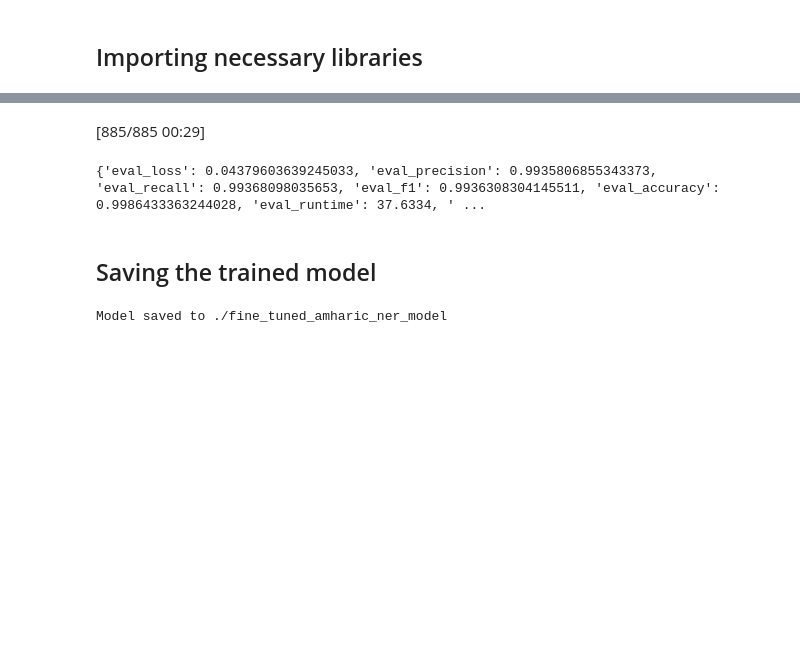
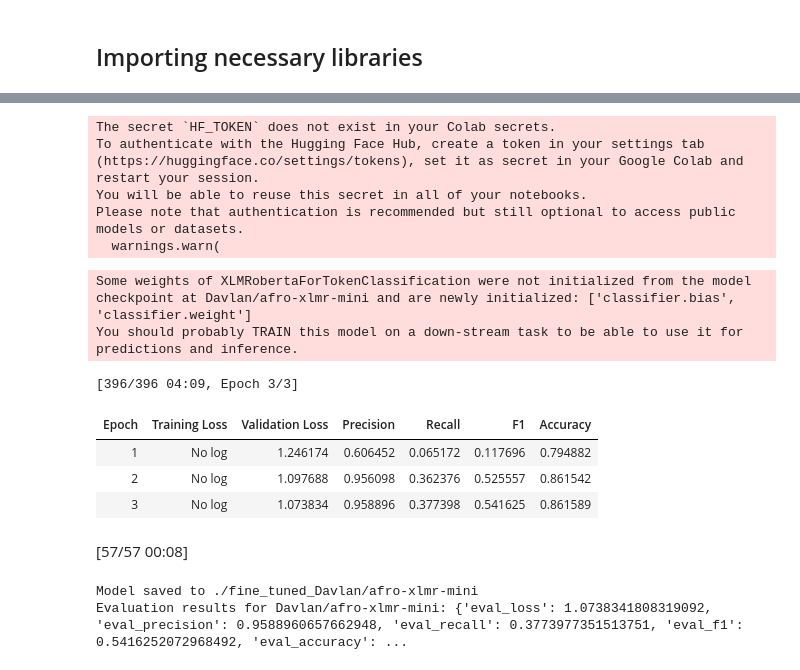
Before and after one commit to Martha3001/amharic-e-commerce-data-extractor-week4, a Jupyter notebook: notebooks/model.ipynb, the cells around one changed output, grey strips where cells are left out. Cells and saved outputs as stored; diff of their text form; code cells hidden in the pictures; blank space fills up the shorter version.

```diff
--- a/notebooks/model.ipynb
+++ b/notebooks/model.ipynb
@@ -223,49 +213,31 @@ TrainOutput(global_step=6195, training_loss=0.23747226847478514, metrics={'train
-# %%
-# Load the seqeval metric
-metric = load_metric("seqeval")
-
-# Function to compute metrics
-def compute_metrics(p):
-    predictions, labels = p
-    predictions = np.argmax(predictions, axis=2)
-
-    # Remove ignored index (where label is -100)
-    true_predictions = [
-        [label_names[p] for (p, l) in zip(prediction, label) if l != -100]
-        for prediction, label in zip(predictions, labels)
-    ]
-    true_labels = [
-        [label_names[l] for (p, l) in zip(prediction, label) if l != -100]
-        for prediction, label in zip(predictions, labels)
-    ]
-
-    results = metric.compute(predictions=true_predictions, references=true_labels)
-    return {
-        "precision": results["overall_precision"],
-        "recall": results["overall_recall"],
-        "f1": results["overall_f1"],
-        "accuracy": results["overall_accuracy"],
-    }
-
-# Add the compute_metrics function to the Trainer
-trainer.compute_metrics = compute_metrics
-
-# Evaluate the model on the validation set
-evaluation_results = trainer.evaluate()
-
-print(evaluation_results)
-# %% [output]
-[885/885 00:29]
-{'eval_loss': 0.04379603639245033, 'eval_precision': 0.9935806855343373, 'eval_recall': 0.99368098035653, 'eval_f1': 0.9936308304145511, 'eval_accuracy': 0.9986433363244028, 'eval_runtime': 37.6334, ' ...
-# %% [markdown]
-## Saving the trained model
-# %%
-# Define the directory to save the model
-save_directory = "./fine_tuned_amharic_ner_model"
-
-# Save the model and tokenizer
-trainer.save_model(save_directory)
-
-print(f"Model saved to {save_directory}")
-# %% [output]
-Model saved to ./fine_tuned_amharic_ner_model
+# %%
+model_checkpoint = "Davlan/afro-xlmr-mini"
+
+# Label names from the raw dataset for use in the function
+ner_feature = raw_datasets["train"].features["ner_tags"][0]
+label_names = ner_feature.names
+
+# Load the tokenizer for the current model
+tokenizer = AutoTokenizer.from_pretrained(model_checkpoint)
+
+# Fine-tune and evaluate the model using the modular function
+trained_model, eval_results = finetune_ner_model(model_checkpoint, tokenizer, raw_datasets, label_names)
+
+# Display the evaluation results
+print(f"Evaluation results for {model_checkpoint}: {eval_results}")
+# %% [output]
+The secret `HF_TOKEN` does not exist in your Colab secrets.
+To authenticate with the Hugging Face Hub, create a token in your settings tab (https://huggingface.co/settings/tokens), set it as secret in your Google Colab and restart your session.
+You will be able to reuse this secret in all of your notebooks.
+Please note that authentication is recommended but still optional to access public models or datasets.
+  warnings.warn(
+Some weights of XLMRobertaForTokenClassification were not initialized from the model checkpoint at Davlan/afro-xlmr-mini and are newly initialized: ['classifier.bias', 'classifier.weight']
+You should probably TRAIN this model on a down-stream task to be able to use it for predictions and inference.
+[396/396 04:09, Epoch 3/3]
+| Epoch | Training Loss | Validation Loss | Precision | Recall | F1 | Accuracy |
+| 1 | No log | 1.246174 | 0.606452 | 0.065172 | 0.117696 | 0.794882 |
+| 2 | No log | 1.097688 | 0.956098 | 0.362376 | 0.525557 | 0.861542 |
+| 3 | No log | 1.073834 | 0.958896 | 0.377398 | 0.541625 | 0.861589 |
+[57/57 00:08]
+Model saved to ./fine_tuned_Davlan/afro-xlmr-mini
+Evaluation results for Davlan/afro-xlmr-mini: {'eval_loss': 1.0738341808319092, 'eval_precision': 0.9588960657662948, 'eval_recall': 0.3773977351513751, 'eval_f1': 0.5416252072968492, 'eval_accuracy': ...
```
Also changed, not shown: parts of 18 cells of this notebook.
